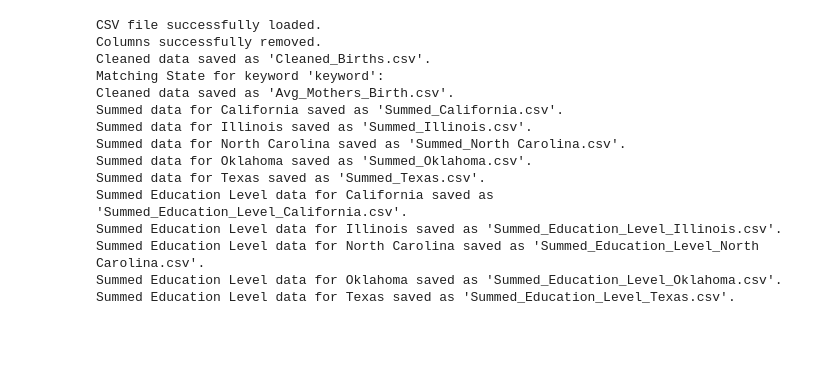
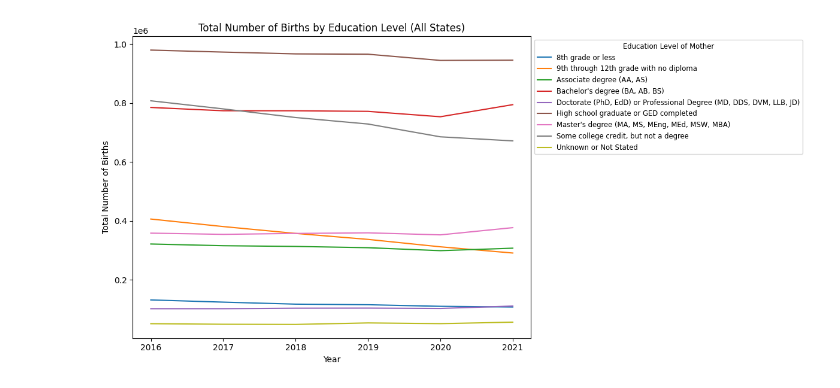
Before and after one commit to Chris-Vicks/Birth_Rate, a Jupyter notebook: Notebooks/Birth_rate.ipynb, the cells around one changed output. Drawn from its saved outputs; the diff is of its cells as text; code cells hidden in the pictures; blank space fills up the shorter version.

Commit message:
summed states added

```diff
--- a/Notebooks/Birth_rate.ipynb
+++ b/Notebooks/Birth_rate.ipynb
@@ -43,6 +44,41 @@ for state in states:
     plt.tight_layout()
     plt.savefig(f'../img/{state} Education of Mother.png')
     #plt.show()
+# %%
+#sum all states graph
+# Read the data from the CSV file
+data = pd.read_csv("../Data/Cleaned_Births.csv")
+
+# Group the data by year and education level code, and calculate the sum of the number of births
+grouped_data = data.groupby(['Year', 'Education Level of Mother'])['Number of Births'].sum().reset_index()
+
+# Set up the figure and axis
+fig, ax = plt.subplots(figsize=(12, 6))
+
+# Iterate through each education level
+education_levels = grouped_data['Education Level of Mother'].unique()
+for level in education_levels:
+    # Filter the data for the current education level
+    level_data = grouped_data[grouped_data['Education Level of Mother'] == level]
+
+    # Plot the data for the current education level
+    ax.plot(level_data['Year'], level_data['Number of Births'], label=level)
+
+# Set the labels and title
+ax.set_xlabel('Year')
+ax.set_ylabel('Total Number of Births')
+ax.set_title('Total Number of Births by Education Level (All States)')
+
+# Add a legend
+legend = ax.legend(title='Education Level of Mother', fontsize='small', bbox_to_anchor=(1, 1))
+legend.get_title().set_fontsize('small')
+
+# Display the graph
+plt.tight_layout()
+plt.savefig('../img/Sum_All_States.png')
+plt.show()
+# %% [output]
+[figure, added]
 # %%
 
 # Read the data from the CSV file
@@ -171,22 +207,6 @@ if __name__ == "__main__":
         result_summed_education_data = data_processor.sum_education_level(state)
         result_summed_education_data.to_csv(f'../Data/Summed_Education_Level_{state}.csv', index=False)
         print(f"Summed Education Level data for {state} saved as 'Summed_Education_Level_{state}.csv'.")
-# %% [output]
-CSV file successfully loaded.
-Columns successfully removed.
-Cleaned data saved as 'Cleaned_Births.csv'.
-Matching State for keyword 'keyword':
-Cleaned data saved as 'Avg_Mothers_Birth.csv'.
-Summed data for California saved as 'Summed_California.csv'.
-Summed data for Illinois saved as 'Summed_Illinois.csv'.
-Summed data for North Carolina saved as 'Summed_North Carolina.csv'.
-Summed data for Oklahoma saved as 'Summed_Oklahoma.csv'.
-Summed data for Texas saved as 'Summed_Texas.csv'.
-Summed Education Level data for California saved as 'Summed_Education_Level_California.csv'.
-Summed Education Level data for Illinois saved as 'Summed_Education_Level_Illinois.csv'.
-Summed Education Level data for North Carolina saved as 'Summed_Education_Level_North Carolina.csv'.
-Summed Education Level data for Oklahoma saved as 'Summed_Education_Level_Oklahoma.csv'.
-Summed Education Level data for Texas saved as 'Summed_Education_Level_Texas.csv'.
 # %%
 summed_data
 # %%
```
Also changed, not shown: parts of 1 cell of this notebook, 1 other file.
